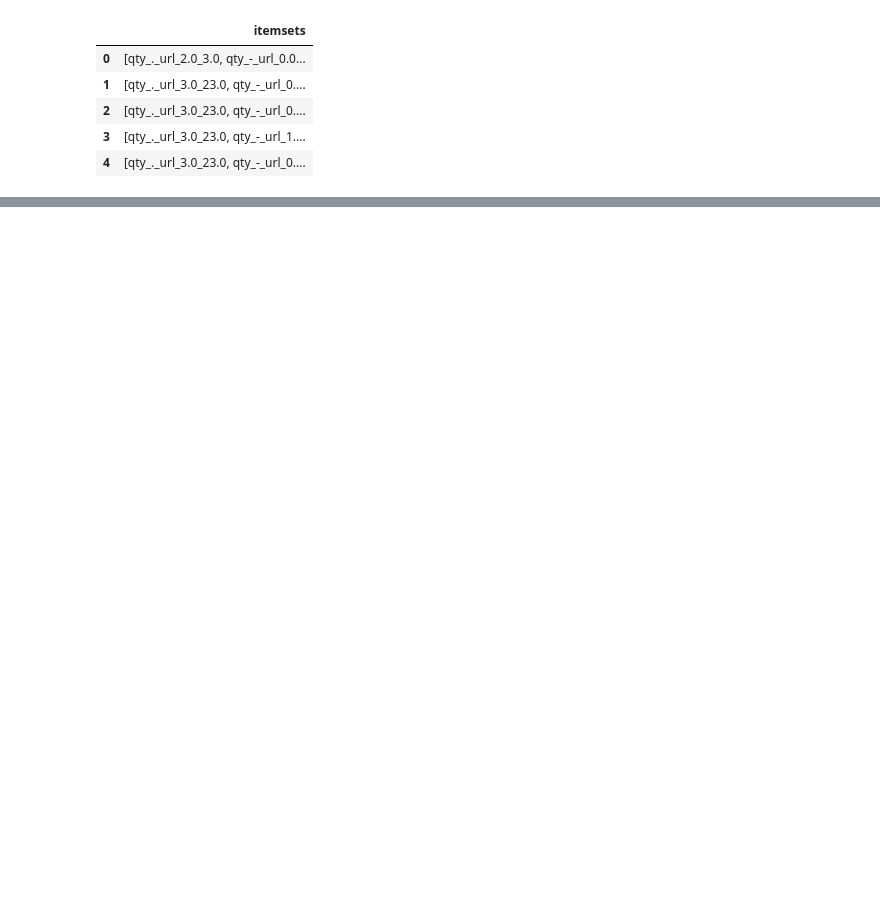
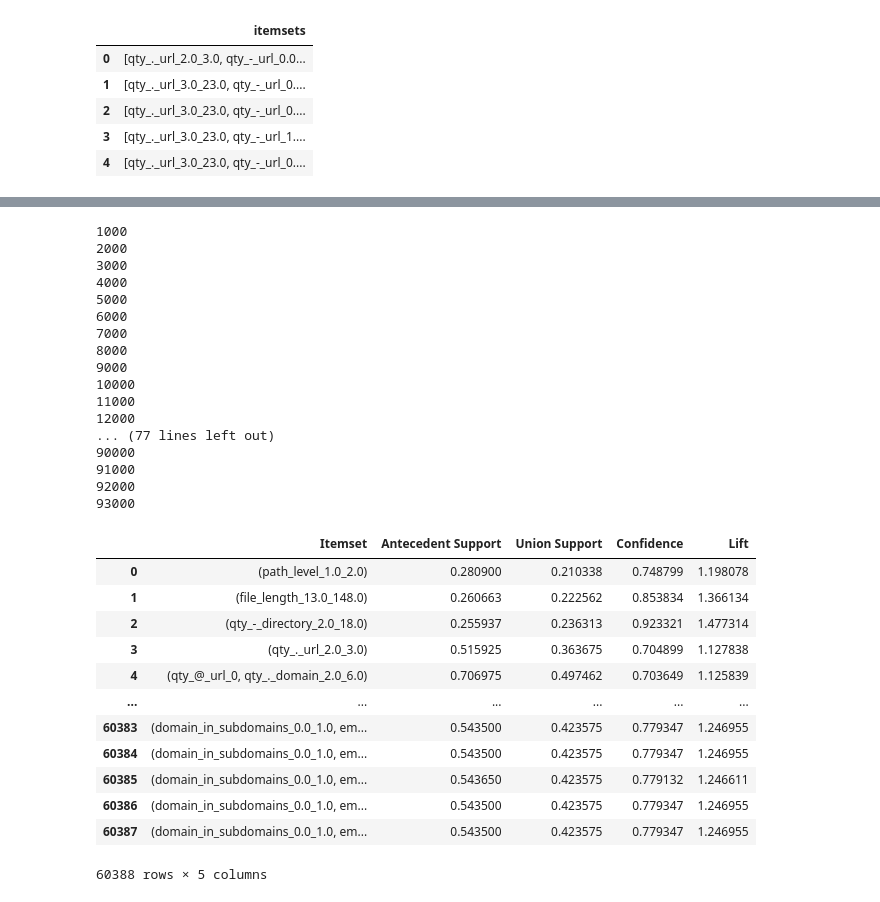
Before and after one commit to RezaAbbaszadeh/PhishingDetection, a Jupyter notebook: frequent_patterns.ipynb, the cells around one changed output, grey strips where cells are left out. Saved outputs shown, nothing was run; the diff lists cells and outputs as text; code cells hidden in the pictures; blank space fills up the shorter version.

Commit message:
Extract Rules from Frequent Patterns

```diff
--- a/frequent_patterns.ipynb
+++ b/frequent_patterns.ipynb
@@ -6,3 +6,22 @@ import numpy as np
 # %%
 
 filepath = "features/url_features.csv"  # Replace with your dataset file path
+# %%
+
+df = pd.read_csv(filepath)
+df = df.loc[:, df.nunique() > 1]
+
+# Step 1: Create a dictionary to store column data as tuples
+column_map = {}
+
+for col in df.columns:
+    column_values = tuple(df[col])  # Convert column values to a tuple
+    column_map.setdefault(column_values, []).append(col)
+
+# Step 2: Identify columns with duplicate data but different names
+duplicate_columns = {k: v for k, v in column_map.items() if len(v) > 1}
+
+# Display results
+print("Duplicate columns (with different names):")
+for values, columns in duplicate_columns.items():
+    print(f"Columns {columns} have identical values.")
@@ -9,13 +72,11 @@ filepath = "features/url_features.csv"  # Replace with your dataset file path
 # %%
 from sklearn.feature_selection import SelectKBest, mutual_info_classif
 
-df = pd.read_csv(filepath)
-df = df.loc[:, df.nunique() > 1]
 X = df.drop(columns=['rec_id', 'phishing'])
 y = df['phishing']
 
 # Apply SelectKBest with mutual information
-k = 50  # Number of top features to select
+k = 40  # Number of top features to select
 selector = SelectKBest(mutual_info_classif, k=k)
 X_new = selector.fit_transform(X, y)
 
@@ -143,0 +200,6 @@ df = pd.read_csv('pattern_mining/preprocessed.csv')
+# %%
+import ast
+
+df = pd.read_csv('pattern_mining/preprocessed.csv')
+df['itemsets'] = df['itemsets'].apply(ast.literal_eval)
+df.drop(columns=['Unnamed: 0'])
@@ -164,7 +249,7 @@ def mine_frequent_itemsets(df_itemsets, label, min_support=0.01):
     random.seed = 42
     f = list(selected_features)
     random.shuffle(f)
-    features = [tuple(f[:25]), tuple(f[25:])]
+    features = [tuple(f[:20]), tuple(f[20:])]
 
     all_frequent_itemsets = []
 
@@ -180,6 +265,7 @@ def mine_frequent_itemsets(df_itemsets, label, min_support=0.01):
         te = TransactionEncoder()
         one_hot = te.fit_transform(filtered_transactions)
         one_hot_df = pd.DataFrame(one_hot, columns=te.columns_)
+        print(one_hot_df.shape)
 
         # Mine frequent patterns from filtered transactions
         frequent_itemsets = fpgrowth(one_hot_df, min_support=min_support, use_colnames=True)
@@ -197,8 +283,8 @@ def mine_frequent_itemsets(df_itemsets, label, min_support=0.01):
     return combined_frequent_itemsets
 
 
-min_support = 0.01  # Adjust minimum support threshold
+min_support = 0.3  # Adjust minimum support threshold
 # Mine frequent itemsets
-frequent_itemset_0 = mine_frequent_itemsets(df, 'phishing_0.0', min_support)
-frequent_itemset_1 = mine_frequent_itemsets(df, 'phishing_1.0', min_support)
+frequent_itemset_0 = mine_frequent_itemsets(df, 'phishing_0', min_support)
+frequent_itemset_1 = mine_frequent_itemsets(df, 'phishing_1', min_support)
 # %% [output]
@@ -304,0 +388,35 @@ print("Results saved to 'frequent_itemsets.csv' and 'association_rules_phishing.
+# %%
+rules_df = generate_association_rules(df, frequent_itemset_0['itemsets'], 'phishing_0')
+rules_df.to_csv('pattern_mining/rules_0.csv')
+rules_df
+# %% [output]
+1000
+2000
+3000
+4000
+5000
+6000
+7000
+8000
+9000
+10000
+11000
+12000
+... (77 lines left out)
+90000
+91000
+92000
+93000
+|  | Itemset | Antecedent Support | Union Support | Confidence | Lift |
+| 0 | (path_level_1.0_2.0) | 0.280900 | 0.210338 | 0.748799 | 1.198078 |
+| 1 | (file_length_13.0_148.0) | 0.260663 | 0.222562 | 0.853834 | 1.366134 |
+| 2 | (qty_-_directory_2.0_18.0) | 0.255937 | 0.236313 | 0.923321 | 1.477314 |
+| 3 | (qty_._url_2.0_3.0) | 0.515925 | 0.363675 | 0.704899 | 1.127838 |
+| 4 | (qty_@_url_0, qty_._domain_2.0_6.0) | 0.706975 | 0.497462 | 0.703649 | 1.125839 |
+| ... | ... | ... | ... | ... | ... |
+| 60383 | (domain_in_subdomains_0.0_1.0, em... | 0.543500 | 0.423575 | 0.779347 | 1.246955 |
+| 60384 | (domain_in_subdomains_0.0_1.0, em... | 0.543500 | 0.423575 | 0.779347 | 1.246955 |
+| 60385 | (domain_in_subdomains_0.0_1.0, em... | 0.543650 | 0.423575 | 0.779132 | 1.246611 |
+| 60386 | (domain_in_subdomains_0.0_1.0, em... | 0.543500 | 0.423575 | 0.779347 | 1.246955 |
+| 60387 | (domain_in_subdomains_0.0_1.0, em... | 0.543500 | 0.423575 | 0.779347 | 1.246955 |
+60388 rows × 5 columns
```
Also changed, not shown: parts of 14 cells of this notebook, 2 other files.
